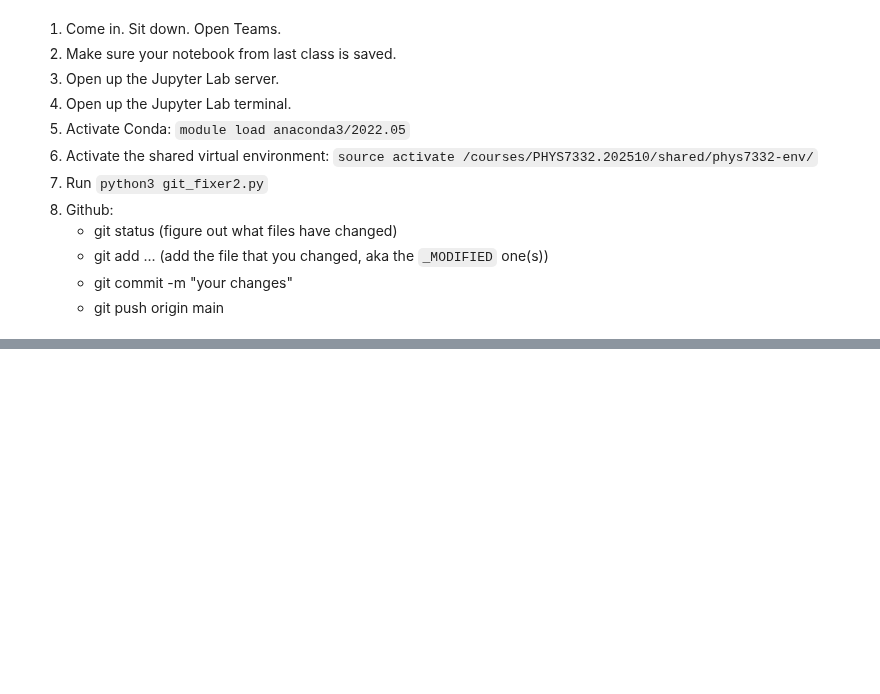
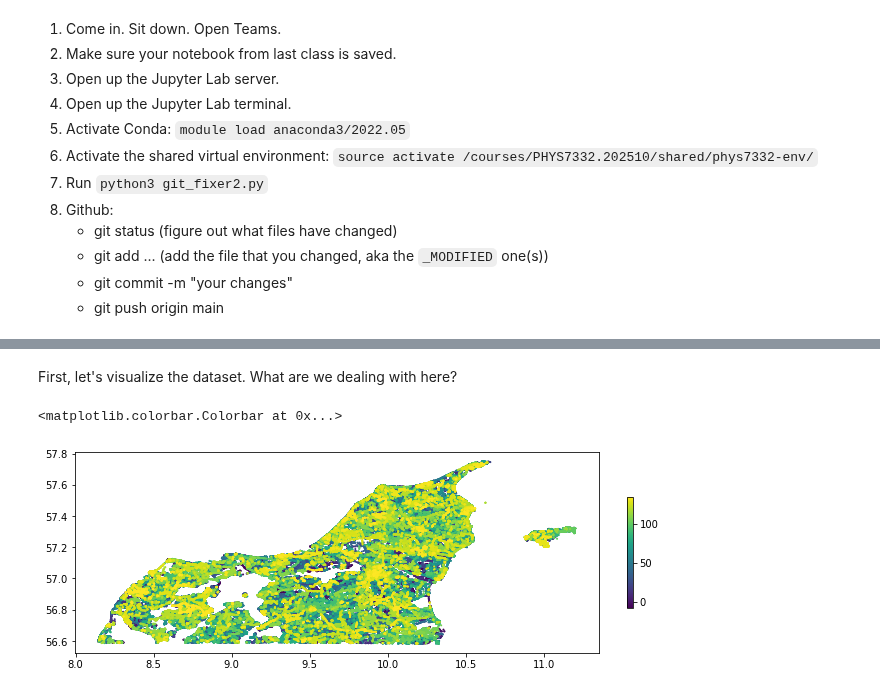
Before and after one commit to asmithh/network-science-data-book, a Jupyter notebook: class_14_machine_learning1.ipynb, the cells around one changed output, grey strips where cells are left out. Drawn from its saved outputs; the diff is of its cells as text; code cells hidden in the pictures; blank space fills up the shorter version.

Commit message:
adding north jutland dataset

```diff
--- a/class_14_machine_learning1.ipynb
+++ b/class_14_machine_learning1.ipynb
@@ -169,0 +33,10 @@ export_text(clf)
+# %%
+%matplotlib inline
+import pandas as pd
+import matplotlib.pyplot as plt
+
+plt.rcParams["figure.figsize"] = (10,10)
+df_roads = pd.read_csv('data/north_jutland_road_network.txt', sep=',', header=None)
+
+df_roads.columns=['OSM_ID', 'Longitude', 'Latitude', 'Altitude']
+df_roads.head(5)
@@ -169,0 +50,29 @@ export_text(clf)
+# %% [markdown]
+First, let's visualize the dataset. What are we dealing with here?
+# %%
+import geopandas as gpd
+
+from shapely.geometry import Point
+import contextily as ctx
+plt.rcParams['figure.figsize'] = (10, 10)
+points = [Point(xy) for xy in zip(df_roads['Longitude'], df_roads['Latitude'])]
+geo_df = gpd.GeoDataFrame(geometry = points)
+geo_df.plot(
+    markersize=1,
+    c=df_roads['Altitude'],
+    cmap='viridis',
+    vmin=min(df_roads.Altitude),
+    vmax=max(df_roads.Altitude),
+    legend=True
+)
+
+sm = plt.cm.ScalarMappable(
+    cmap='viridis',
+    norm=plt.Normalize(
+        vmin=min(df_roads.Altitude),
+        vmax=max(df_roads.Altitude))
+)
+plt.colorbar(sm, fraction=0.01)
+# %% [output]
+<matplotlib.colorbar.Colorbar at 0x...>
+[figure, added]
```
Also changed, not shown: parts of 21 cells of this notebook, 1 other file.
